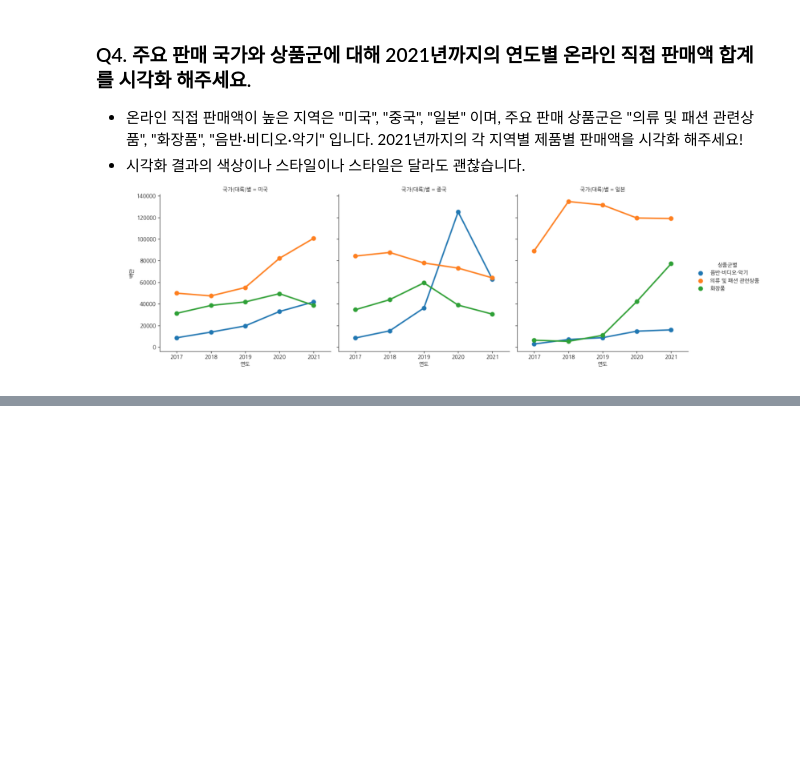
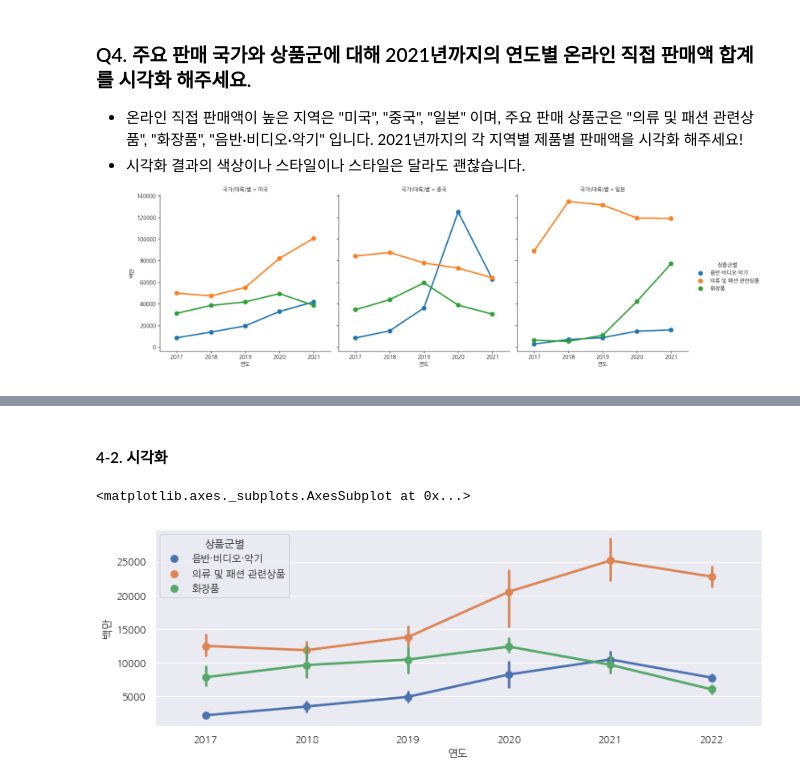
Before and after one commit to yk-Jeong/DS_study, a Jupyter notebook: 4주차_20221117_뿅뿅.ipynb, the cells around one changed output, grey strips where cells are left out. Cells and saved outputs as stored; diff of their text form; code cells hidden in the pictures; blank space fills up the shorter version.

```diff
--- a/4주차_20221117_뿅뿅.ipynb
+++ b/4주차_20221117_뿅뿅.ipynb
@@ -134,0 +164,7 @@ sns.lineplot(data=pdf1.T)
+# %%
+# 미국
+
+usa = df.groupby('국가(대륙)별').get_group('미국')[:-2]
+filter = usa['상품군별'].str.contains("의류|화장품|음반")
+usa = usa[filter]
+usa
@@ -134,0 +223,10 @@ sns.lineplot(data=pdf1.T)
+# %% [markdown]
+#### 4-2. 시각화
+# %%
+# 미국
+plt.figure(figsize=(12, 4))
+sns.lineplot(data = usa, x = '연도', y='백만')
+sns.pointplot(data = usa, x = '연도', y='백만', hue = '상품군별')
+# %% [output]
+<matplotlib.axes._subplots.AxesSubplot at 0x...>
+[figure, added]
```
Also changed, not shown: parts of 11 cells of this notebook.
